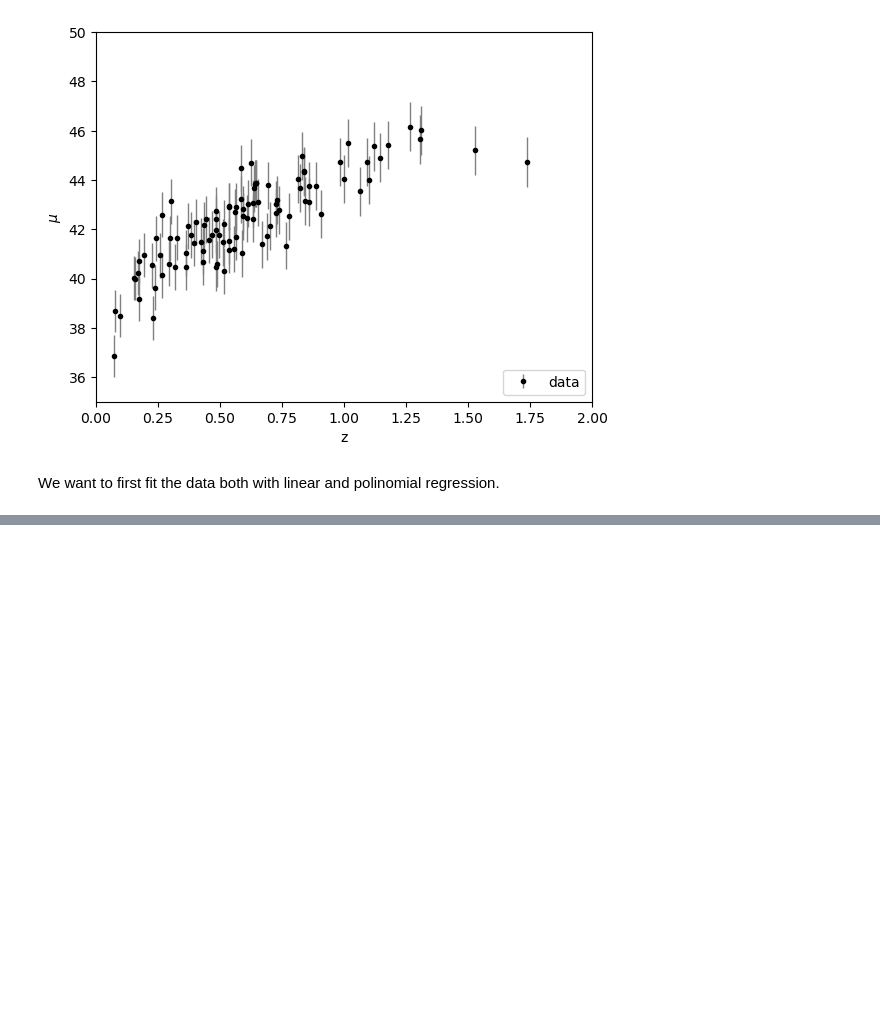
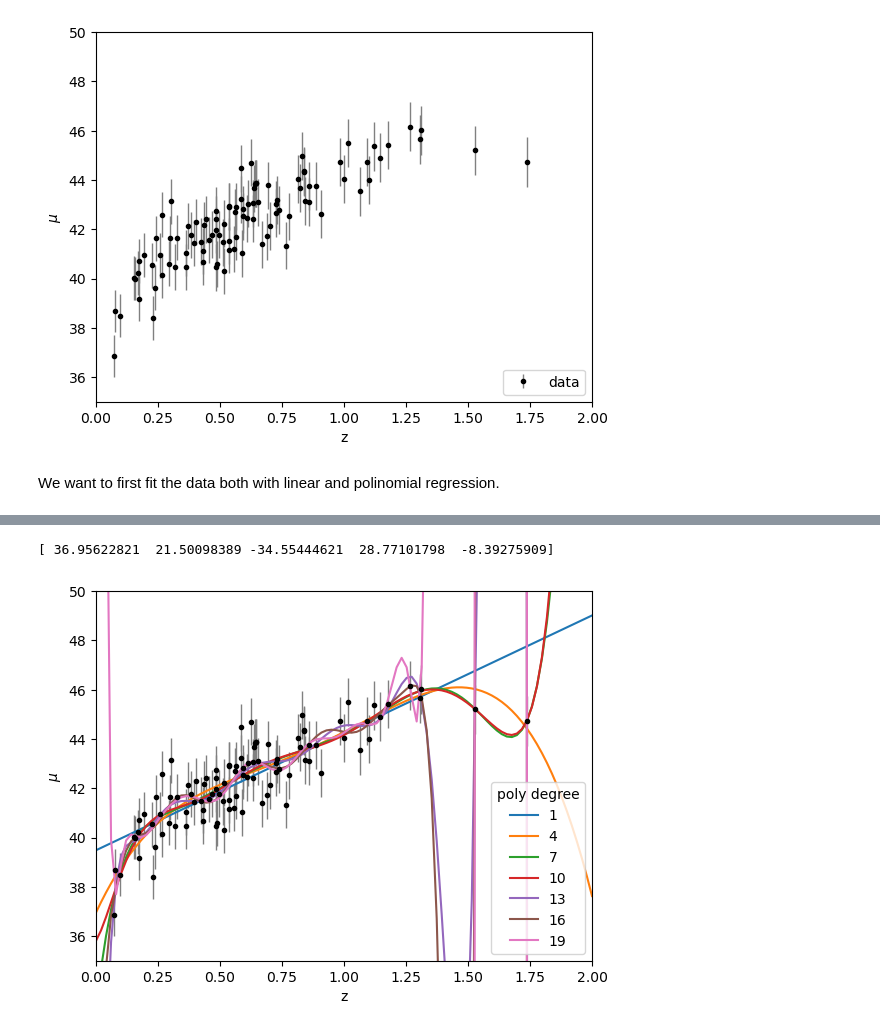
Before and after one commit to lisam10/astrostatistics_bicocca_2024, a Jupyter notebook: working/W17.ipynb, the cells around one changed output, grey strips where cells are left out. Cells and saved outputs as stored; diff of their text form; code cells hidden in the pictures; blank space fills up the shorter version.

```diff
--- a/working/W17.ipynb
+++ b/working/W17.ipynb
@@ -31,0 +46,29 @@ print(dmu.shape)
+# %%
+poly_model = []
+for i in range(1, 20, 3):
+    poly_model.append(PolynomialRegression(degree = i))
+
+for i in range(len(poly_model)):
+    poly_model[i].fit(z_sample[:, None], mu_sample, dmu)
+
+print(poly_model[1].coef_)
+# %% [output]
+[ 36.95622821  21.50098389 -34.55444621  28.77101798  -8.39275909]
+# %%
+x = np.linspace(0, 2, 100)
+
+plt.errorbar(z_sample, mu_sample, dmu, fmt='.k', ecolor='gray', lw=1)
+for i in range(len(poly_model)):
+    f = np.zeros(100)
+    for j in range(len(poly_model[i].coef_)):
+        f += poly_model[i].coef_[j] * np.power(x, j)
+    plt.plot(x, f, label = str(len(poly_model[i].coef_) - 1))
+
+plt.xlabel("z")
+plt.ylabel("$\mu$")
+plt.legend(title = 'poly degree', loc='lower right')
+plt.xlim(0,2)
+plt.ylim(35,50)
+plt.show()
+# %% [output]
+[figure, added]
```
Also changed, not shown: parts of 35 cells of this notebook.
